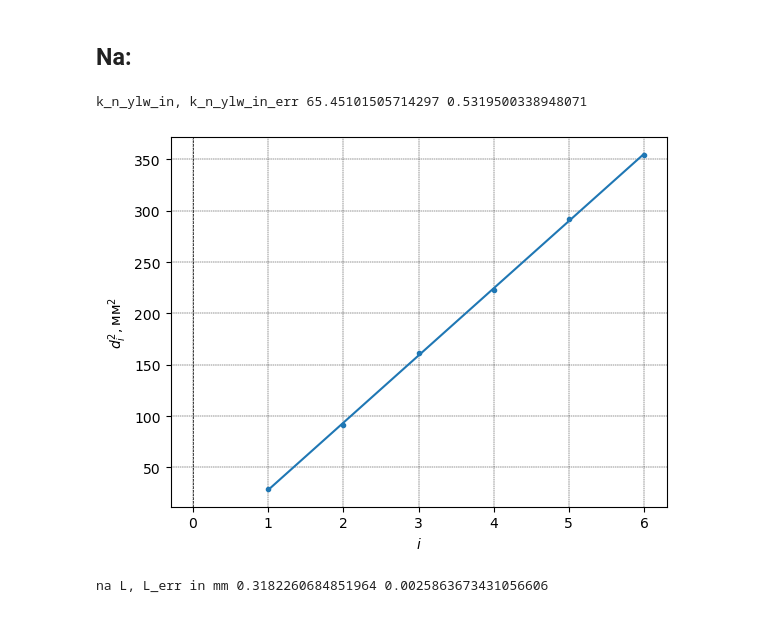
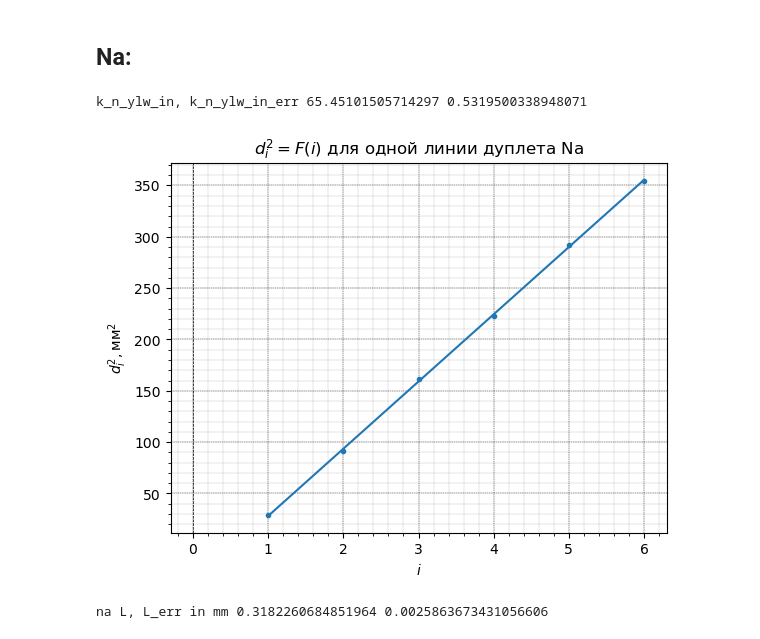
Before and after one commit to XelerT/mipt_labs, a Jupyter notebook: 4_4_4/main.ipynb, the cells around one changed output. Drawn from its saved outputs; the diff is of its cells as text; code cells hidden in the pictures.

```diff
--- a/4_4_4/main.ipynb
+++ b/4_4_4/main.ipynb
@@ -168,29 +176,33 @@ delta lambda, err (in mm) 3.589942022548694e-07 8.645749641220319e-08
 # %%
 n_ylw_in = data['n_ylw_in'].dropna()
 d_n_ylw_in = []
 for i in range(len(n_ylw_in) + 1, 2, -2):
     d_n_ylw_in.append(n_ylw_in[i] - n_ylw_in[i-1])
 
 d_n_ylw_in2 = np.asarray([ d_n_ylw_in[i]*d_n_ylw_in[i] for i in range(len(d_n_ylw_in)) ])
 indexes = np.asarray([ i for i in range(1, len(d_grn2) + 1) ])
 
 mipt.plot(indexes, d_n_ylw_in2, yerr=setup.d2_err)
 
 mnk_data = mipt.mnk(indexes, d_n_ylw_in2)
 k_n_ylw_in = mnk_data.get_data()["a"][0]
 k_n_ylw_in_err = mnk_data.get_data()["da"][0]
 
 print("k_n_ylw_in, k_n_ylw_in_err", k_n_ylw_in, k_n_ylw_in_err)
 plt.ylabel(r"$d_i^2, \text{мм}^2$")
 plt.xlabel(r"$i$")
-plt.grid(color = 'black', linestyle = '--', linewidth = 0.3)
+plt.minorticks_on()
+plt.grid(which = "minor", linewidth = 0.1)
+plt.grid(which = "major", linewidth = 0.3)
+plt.grid(color = 'black', linestyle = '--', which = "both")
+plt.title(r"$d_i^2 = F(i)$ для одной линии дуплета Na")
 plt.axvline(x = 0, ymin = -1, ymax = 100, color = 'black', linestyle = '--', linewidth = 0.5)
 
 plt.savefig('gen/d2_yellow.png')
 plt.show()
 # %% [output]
 k_n_ylw_in, k_n_ylw_in_err 65.45101505714297 0.5319500338948071
-[figure, old version]
+[figure, new version]
 # %%
 L_na = setup.lambda_na * 4 * setup.f_na**2 / k_n_ylw_in
 L_na_err = L_na * k_n_ylw_in_err / k_n_ylw_in
```
Also changed, not shown: parts of 3 cells of this notebook, 9 other files.
